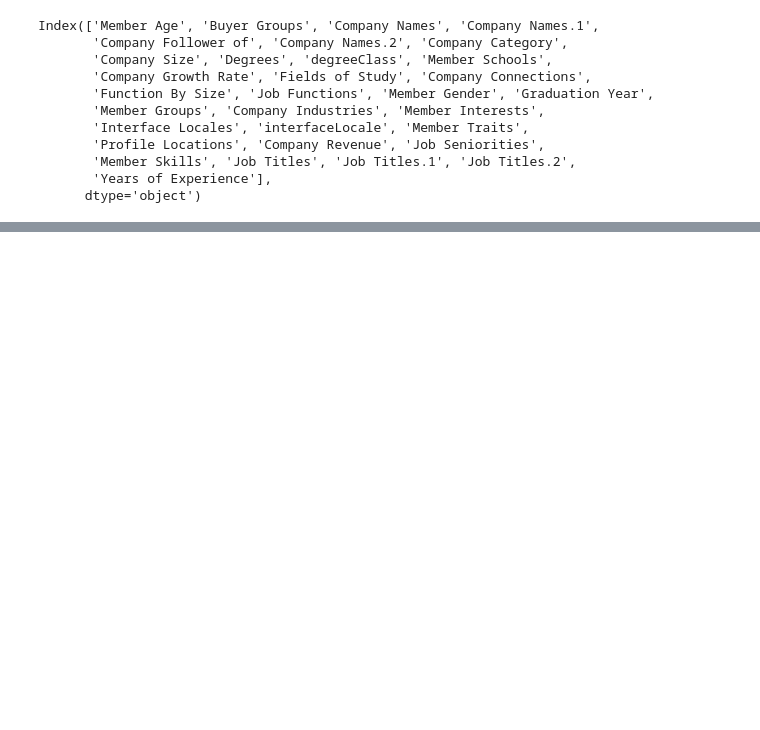
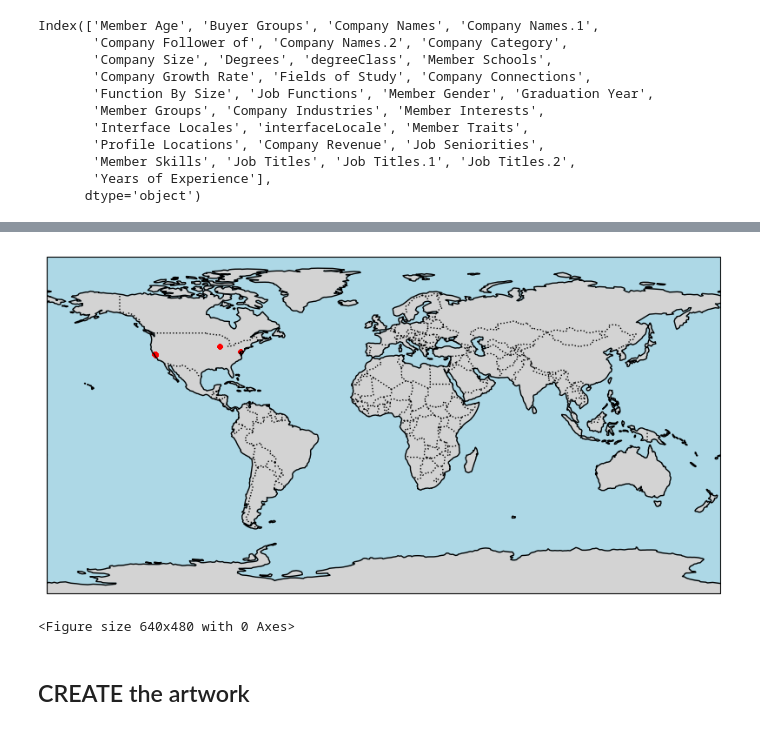
Before and after one commit to rammkripa/surveillance_hw1, a Jupyter notebook: SurveillanceAestheticsHw1.ipynb, the cells around one changed output, grey strips where cells are left out. Saved outputs shown, nothing was run; the diff lists cells and outputs as text; code cells hidden in the pictures; blank space fills up the shorter version.

```diff
--- a/SurveillanceAestheticsHw1.ipynb
+++ b/SurveillanceAestheticsHw1.ipynb
@@ -48,0 +60,11 @@ linkedin["Job Functions"][0]
+# %%
+# Load and concatenate multiple CSV files
+import glob
+
+files = glob.glob("TIMESERIES_GoogleData/gps_location*.csv")
+df_list = [pd.read_csv(file) for file in files]
+df = pd.concat(df_list)
+
+# Convert the 'timestamp' column to datetime
+df['timestamp'] = pd.to_datetime(df['timestamp'])
+df = df.sort_values(by='timestamp')
@@ -48,0 +87,17 @@ linkedin["Job Functions"][0]
+# %%
+fig, ax = plt.subplots(figsize=(10, 6), subplot_kw={'projection': ccrs.PlateCarree()})
+ax.set_global()
+ax.coastlines()
+ax.add_feature(cfeature.BORDERS, linestyle=':')
+ax.add_feature(cfeature.LAND, color='lightgray')
+ax.add_feature(cfeature.OCEAN, color='lightblue')
+
+# Plot initial points (optional)
+ax.scatter(df['longitude'], df['latitude'], color='red', s=10, transform=ccrs.PlateCarree())
+plt.show()
+plt.savefig("fitbit_points.png")
+# %% [output]
+[figure, added]
+<Figure size 640x480 with 0 Axes>
+# %% [markdown]
+## CREATE the artwork
```
Also changed, not shown: parts of 13 cells of this notebook, 7 other files.
